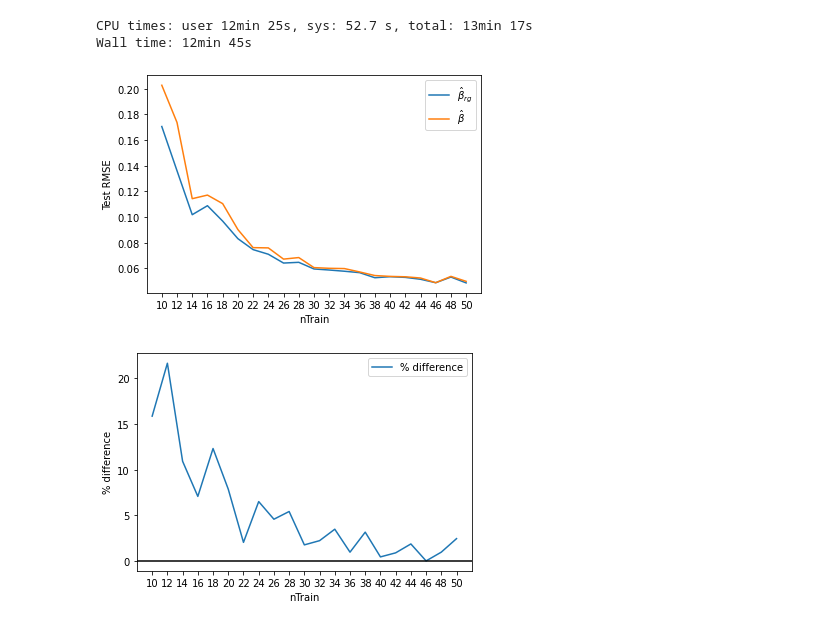
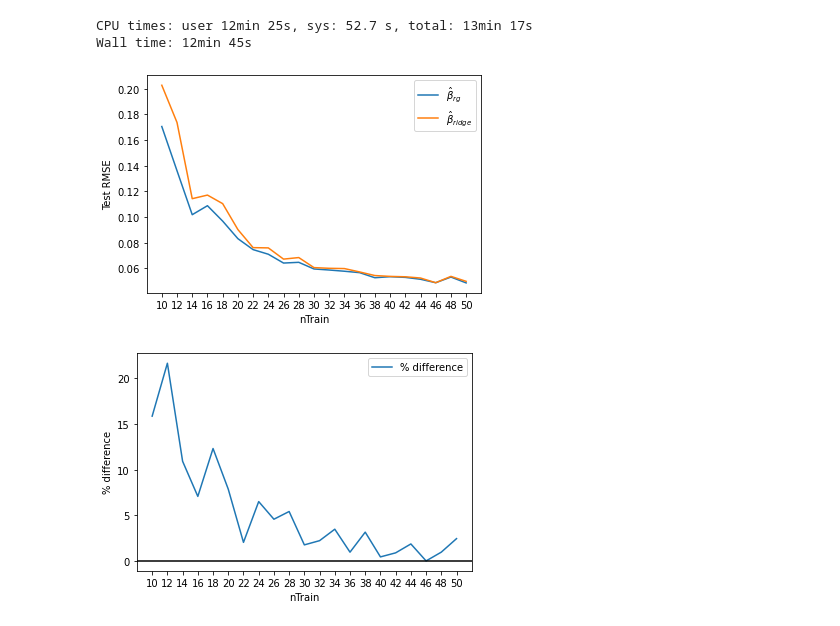
Before and after one commit to ChrisMcD0nagh/Leveraging-Gradient-Information-to-Optimise-Supervised-Learning-Model-Prediction-and-Complexity, a Jupyter notebook: Regularising regression with gradients/Ridge-Gradient regularisation example.ipynb, the cells around one changed output. Drawn from its saved outputs; the diff is of its cells as text; code cells hidden in the pictures.

Commit message:
updating figure

```diff
--- a/Regularising regression with gradients/Ridge-Gradient regularisation example.ipynb
+++ b/Regularising regression with gradients/Ridge-Gradient regularisation example.ipynb
@@ -330,17 +330,17 @@ CPU times: user 12min 25s, sys: 52.7 s, total: 13min 17s
 Wall time: 12min 45s
 # %%
 plt.plot(grad_means, label=r'$\hat{\beta}_{rg}$')
-plt.plot(std_means, label=r'$\hat{\beta}$')
+plt.plot(std_means, label=r'$\hat{\beta}_{ridge}$')
 ax = plt.gca()
 #ax.set_§aylim([0.03, 0.05])
 plt.legend();
 ax.set_xticks(range(len(Ntrain_samples)))
 ax.set_xticklabels(Ntrain_samples);
 ax.set_ylabel('Test RMSE')
 ax.set_xlabel('nTrain');
 #plt.savefig('beta_versus_betarg_rmse', facecolor='white')
 # %% [output]
-[figure, old version]
+[figure, new version]
 # %%
 plt.plot((np.array(std_means)-np.array(grad_means))*100/np.array(std_means), label='% difference')
 plt.axhline(0, c='black')
```
Also changed, not shown: 1 other file.
